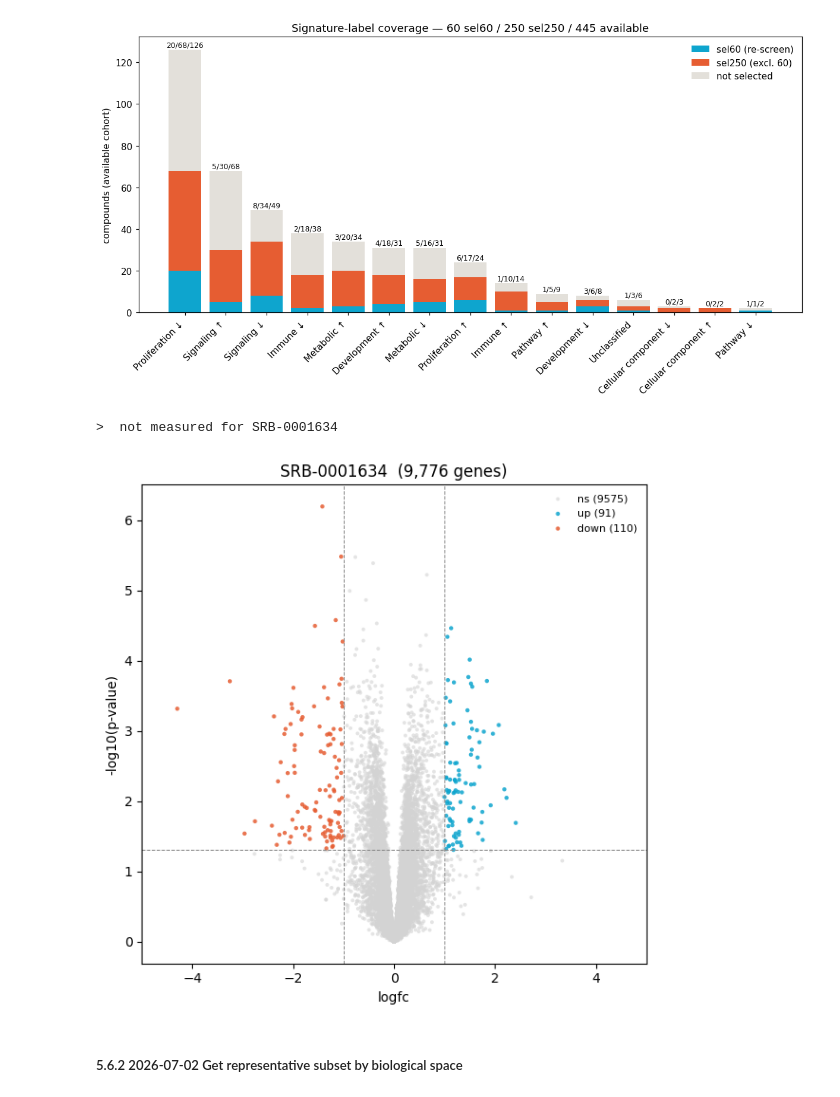
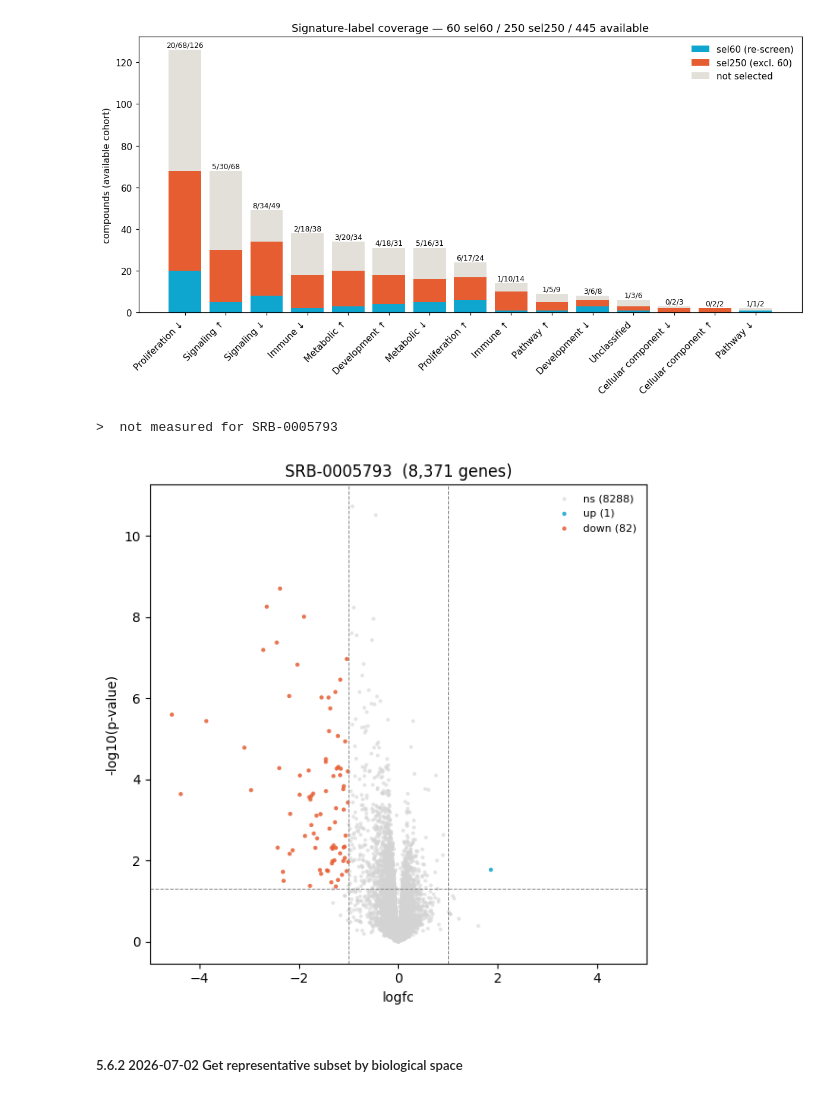
Before and after one commit to gtamo39/MS_ML, a Jupyter notebook: vignettes/MS_TargetML.ipynb, the cells around one changed output. Drawn from its saved outputs; the diff is of its cells as text; code cells hidden in the pictures.

```diff
--- a/vignettes/MS_TargetML.ipynb
+++ b/vignettes/MS_TargetML.ipynb
@@ -2433,8 +2421,8 @@ Name: count, dtype: int64
 ## show embedding space — same PCoA (chemical) 2D twice: (left) coloured by k-means cluster with the
 ## selected medoids in black; (right) coloured by dominant Hallmark signature label. Clusters were formed
 ## in the JOINT chem+signature space, so some overlap in the 2D chemical PCoA is expected.
-if 'signature_label' not in sel250.columns:
-    sel250 = pd.merge(sel250, sig_labels)
+if 'signature_label' not in sel184_sig.columns:
+    sel184_sig = pd.merge(sel184_sig, sig_labels)
 
 _emb = chem[['Axis.1', 'Axis.2']].copy()
 _emb['cluster'] = km.labels_.astype(str)                     # categorical labels for the plotter
@@ -2493,14 +2481,14 @@ plt.show()
 # %%
 if 1 < 3:
     agg = fn.plot_volcano(
-        df_raw, list(sel250['compound'])[40], '',
+        df_raw, list(sel184_sig['compound'])[40], '',
         fc_thresh=1.0, p_thresh=0.05,
         xmin=-5.0, xmax=5.0,
         up_color=SERAC_C['azure'], down_color=SERAC_C['ember'],
     )
 # %% [output]
->  not measured for SRB-0001634
+>  not measured for SRB-0005793
-[figure, old version]
+[figure, new version]
 # %% [markdown]
 ##### 5.6.2 2026-07-02 Get representative subset by biological space
 # %%
```
Also changed, not shown: parts of 12 cells of this notebook, 3 other files.
